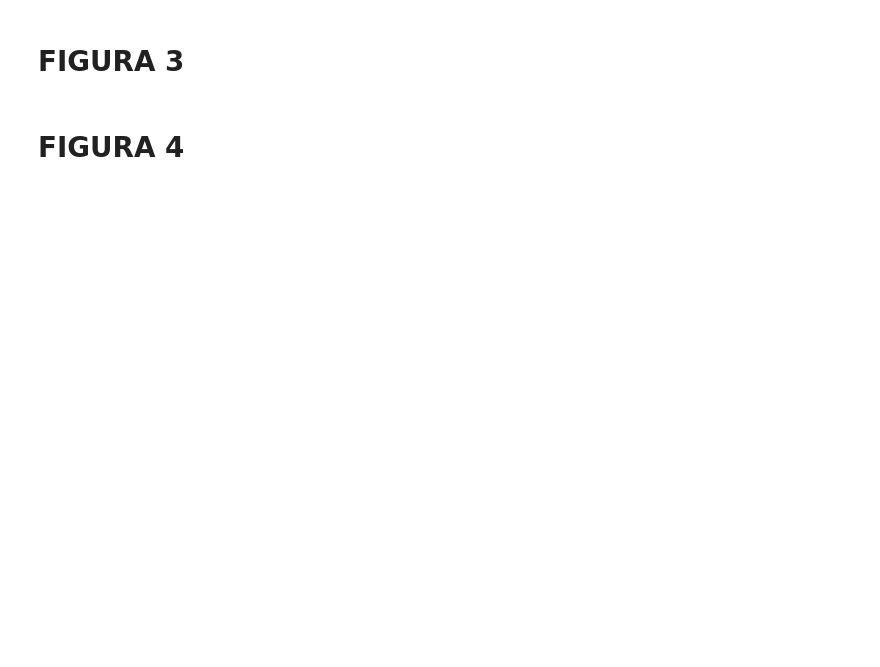
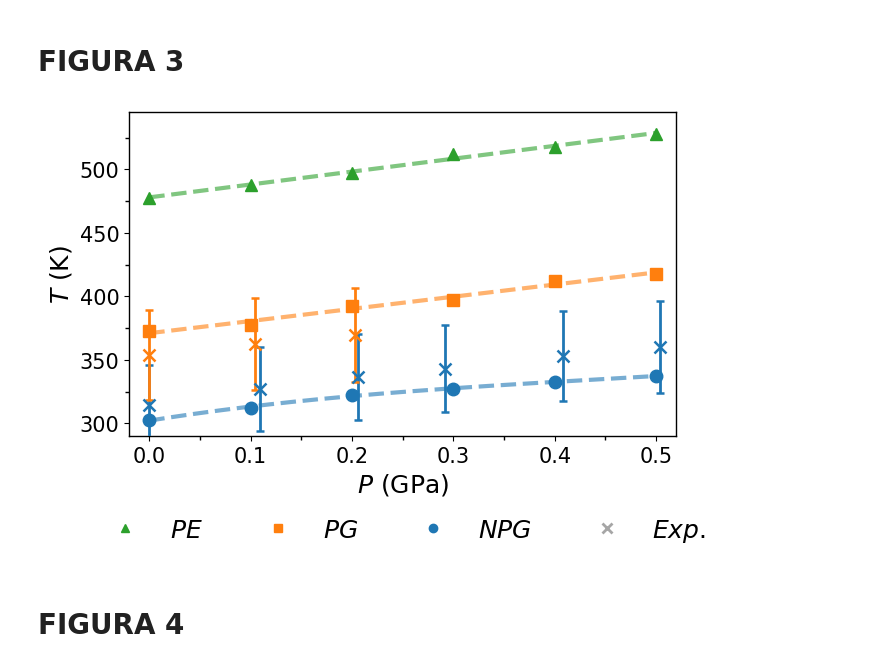
Before and after one commit to aressanu/ENTROPIES-25, a Jupyter notebook: grafics.ipynb, the cells around one changed output. Saved outputs shown, nothing was run; the diff lists cells and outputs as text; code cells hidden in the pictures; blank space fills up the shorter version.

Commit message:
22 canvi

```diff
--- a/grafics.ipynb
+++ b/grafics.ipynb
@@ -128,7 +79,7 @@ import matplotlib.pyplot as plt
 import matplotlib.ticker as ticker
 from matplotlib.lines import Line2D
 
-P = np.array([0, 0.1, 0.2, 0.3, 0.4, 0.5])  # GPa
+P = np.array([0, 0.1, 0.2, 0.3, 0.4, 0.5])
 
 data_T = {
     'NPG': [302.5, 312.5, 322.5, 327.5, 332.5, 337.5],
@@ -137,72 +88,95 @@ data_T = {
 }
 
 # ── Punts experimentals ───────────────────────────────────────────────────────
-every_n = 5  # mostrar barres d'error cada n punts (canvia aquí)
+_npg_data = np.loadtxt('/home/aressanuy/Desktop/doc/paper-npgpgpe/fitxers/PT_NPG_exp.dat', comments='#')
+_npg_P, _npg_T = _npg_data[:, 0], _npg_data[:, 1]
 
-_npg_data = np.loadtxt('/home/aressanuy/Desktop/doc/paper-npgpgpe/fitxers/PT_NPG_exp.dat', comments='#')
-_npg_P, _npg_T = _npg_data[:, 0], _npg_data[:, 1]  # P ja en GPa
-
-_pg_P_MPa = [0, 283, 521, 792, 1039, 1349, 1551, 1798, 2026, 2300, 2501]
-_pg_T     = np.array([354.24, 356.3, 358.11, 358.86, 362.71, 364.29, 366.66, 368.49, 369.74, 372.07, 373.9])
+_pg_P_MPa = [0, 1039, 2026]
+_pg_T = np.array([354.24, 362.71, 369.74])
 
 exp_T = {
-    'NPG': {'P': _npg_P,                        'T': _npg_T, 'yerr': 0.1 * _npg_T},
-    'PG':  {'P': np.array(_pg_P_MPa) / 1000,    'T': _pg_T,  'yerr': 0.1 * _pg_T},
+    'NPG': {'P': _npg_P,                      'T': _npg_T, 'yerr': 0.1 * _npg_T},
+    'PG':  {'P': np.array(_pg_P_MPa) / 10000, 'T': _pg_T,  'yerr': 0.1 * _pg_T},
     'PE':  None,
 }
 
-colors_T  = {'NPG': 'tab:blue', 'PG': 'tab:orange', 'PE': 'tab:green'}
-markers_T = {'NPG': 'o', 'PG': 's', 'PE': '^'}
-degrees   = {'NPG': 3, 'PG': 1, 'PE': 1}
+colors  = {'NPG': 'tab:blue', 'PG': 'tab:orange', 'PE': 'tab:green'}
+markers = {'NPG': 'o',        'PG': 's',           'PE': '^'}
+degrees = {'NPG': 3,          'PG': 1,             'PE': 1}
 
-fig, ax = plt.subplots(figsize=(7, 5))
+# ── Figure ────────────────────────────────────────────────────────────────────
+fig, ax = plt.subplots(figsize=(7, 4.8))
 
 P_fit = np.linspace(0, 0.5, 300)
 
-for material, T_trans in data_T.items():
-    T = np.array(T_trans)
-    ax.errorbar(P, T, yerr=5, fmt=markers_T[material], color=colors_T[material],
-                ecolor='gray', capsize=10, linewidth=2, markersize=6, label=material)
-    coefs = np.polyfit(P, T, degrees[material])
-    ax.plot(P_fit, np.poly1d(coefs)(P_fit), '--', color=colors_T[material], linewidth=1.5, alpha=0.7)
+# Punts de simulació: sense capsize, ecolor més discret
+for mat, T_list in data_T.items():
+    T = np.array(T_list)
+    ax.errorbar(P, T, yerr=0,
+                fmt=markers[mat], color=colors[mat],
+                ecolor=colors[mat], capsize=0,          # sense capsize
+                elinewidth=1.2, linewidth=0,
+                markersize=9, label=mat, zorder=5)
+    coefs = np.polyfit(P, T, degrees[mat])
+    ax.plot(P_fit, np.poly1d(coefs)(P_fit),
+            '--', color=colors[mat], linewidth=3, alpha=0.6, label='_nolegend_')
 
-for material, edata in exp_T.items():
+# Punts experimentals: 'x' + barres en alpha per no saturar
+for mat, edata in exp_T.items():
     if edata is None:
         continue
     P_e = np.array(edata['P'])
     T_e = np.array(edata['T'])
     ye  = np.array(edata['yerr'])
-    c   = colors_T[material]
+    c   = colors[mat]
 
-    # tots els marcadors
-    ax.plot(P_e, T_e, 'x', color=c, markersize=8, markeredgewidth=2, zorder=5)
-    # barres d'error cada every_n punts
-    ax.errorbar(P_e[::every_n], T_e[::every_n], yerr=ye[::every_n],
-                fmt='none', ecolor=c, capsize=4, linewidth=1, zorder=4)
+    ax.errorbar(P_e, T_e, yerr=ye,
+                fmt='x', color=c,
+                ecolor=c, capsize=3,
+                elinewidth=2, alpha=1,             # alpha baix
+                markersize=9, markeredgewidth=1.8,
+                zorder=4, label='_nolegend_')
 
-handles, labels = ax.get_legend_handles_labels()
-handle_map = dict(zip(labels, handles))
-reg_handle = Line2D([0], [0], linestyle='--', color='gray', linewidth=1.5)
+# ── Llegenda ──────────────────────────────────────────────────────────────────
+sim_handles = [
+    Line2D([0], [0], marker=markers[m], color=colors[m],
+           linestyle='None', markersize=6)
+    for m in ['PE', 'PG', 'NPG']
+]
+fit_handle = Line2D([0], [0], linestyle='--', color='gray', linewidth=1.5)
 exp_handle = Line2D([0], [0], marker='x', color='gray', linestyle='None',
-                    markersize=8, markeredgewidth=2)
-ax.legend(handles=[handle_map['PE'], handle_map['PG'], handle_map['NPG'], reg_handle, exp_handle],
-          labels=['PE', 'PG', 'NPG', 'Fit', 'Exp.'], fontsize=13, ncol=5, loc='upper left')
+                    markersize=7, markeredgewidth=2, alpha=0.7)
 
-ax.set_xlabel(r'$P$ (GPa)', fontsize=19)
-ax.set_ylabel(r'$T$ (K)', fontsize=19)
-ax.set_ylim(bottom=290, top=560)
-ax.tick_params(axis='both', labelsize=18)
+ax.legend(
+    handles=sim_handles + [exp_handle],
+    labels=[r'$PE$', r'$PG$', r'$NPG$', r'$Exp.$'],
+    fontsize=18, ncol=5,
+    loc='upper center',
+    bbox_to_anchor=(0.5, -0.18),
+    frameon=False,                        # ← canvia a True
+    edgecolor='gray',                    # ← color del marc (opcional)
+    framealpha=0.6,                      # ← fons opac (opcional)
+)
+
+# ── Eixos i format ────────────────────────────────────────────────────────────
+ax.set_xlabel(r'$P$ (GPa)', fontsize=18)
+ax.set_ylabel(r'$T$ (K)',   fontsize=18)
+ax.set_ylim(290, 545)
+ax.set_xlim(-0.02, 0.52)
+ax.tick_params(axis='both', labelsize=15)
 ax.xaxis.set_major_locator(ticker.MultipleLocator(0.1))
 ax.yaxis.set_major_locator(ticker.MultipleLocator(50))
 ax.xaxis.set_minor_locator(ticker.AutoMinorLocator(2))
 ax.yaxis.set_minor_locator(ticker.AutoMinorLocator(2))
 ax.tick_params(which='minor', length=3, width=1)
 for spine in ax.spines.values():
-    spine.set_linewidth(1.2)
+    spine.set_linewidth(1.0)
 
 plt.tight_layout()
 plt.savefig('/home/aressanuy/Desktop/doc/paper-npgpgpe/FIGURES/fig3.png', dpi=150, bbox_inches='tight')
 plt.show()
+# %% [output]
+[figure, added]
 # %% [markdown]
 # FIGURA 4
 # %%
```
Also changed, not shown: parts of 7 cells of this notebook, 1 other file.
